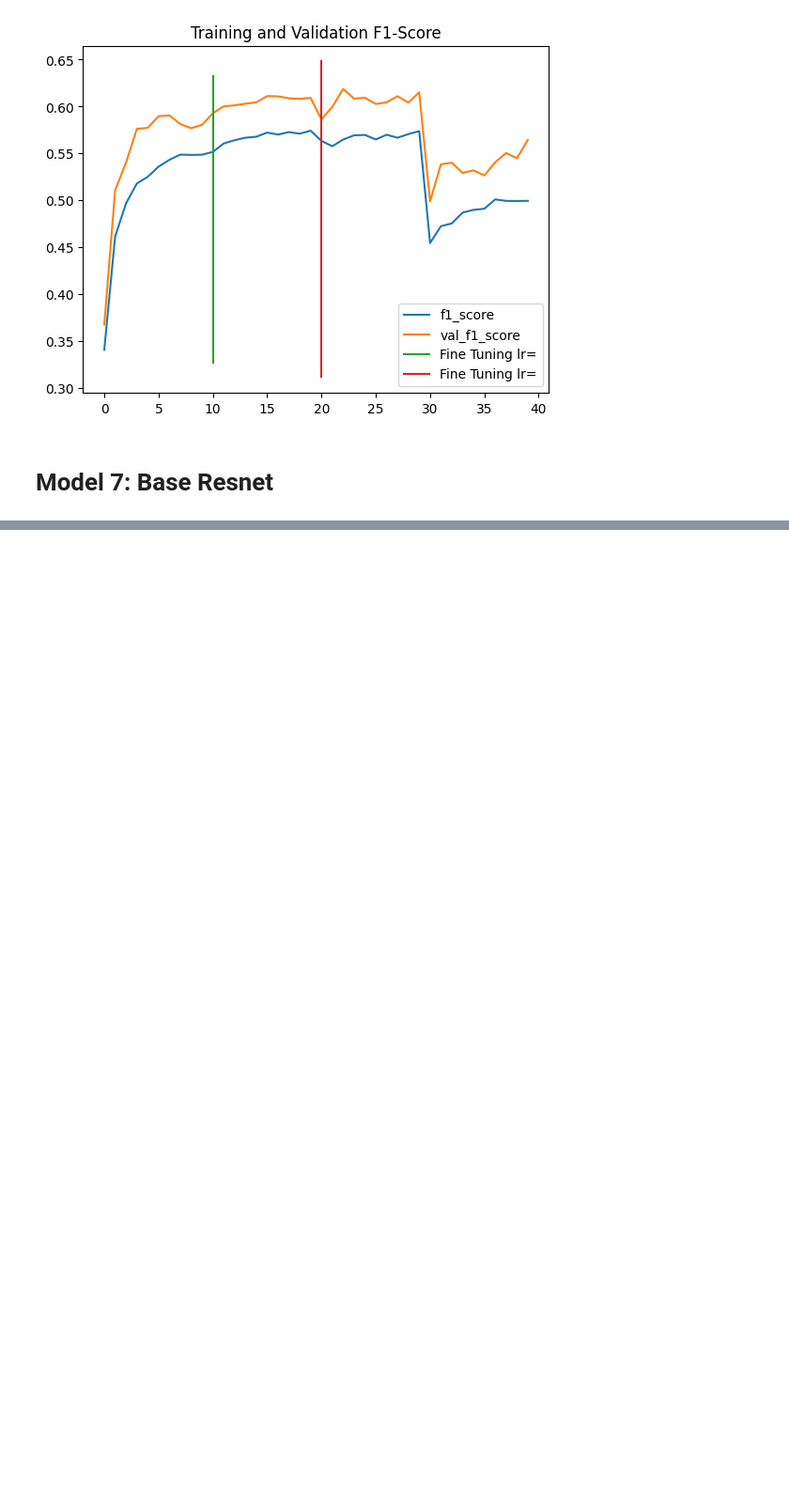
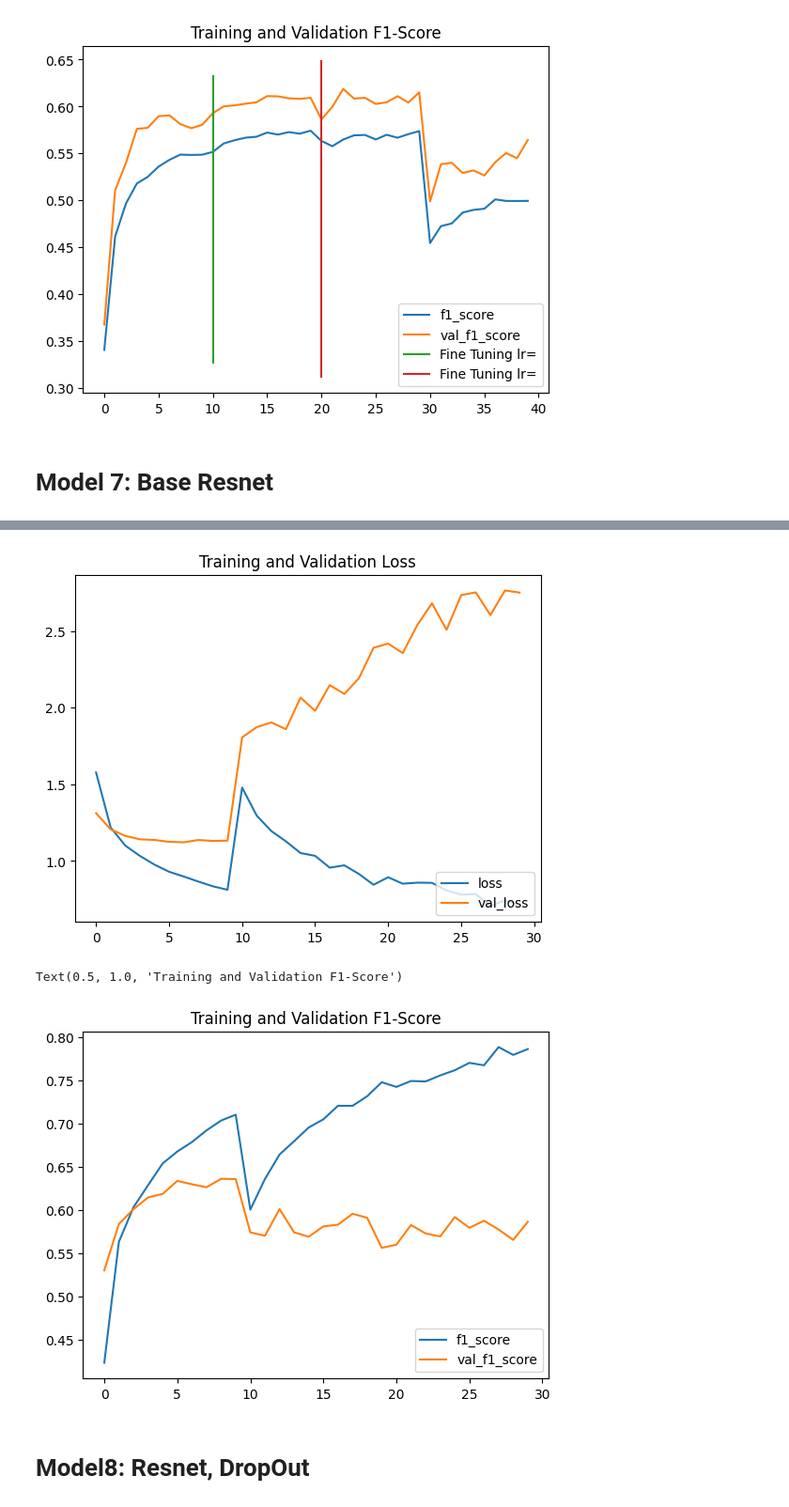
Before and after one commit to melihkacaman/pattern_classifier_module, a Jupyter notebook: notebooks/02 Model Building.ipynb, the cells around one changed output, grey strips where cells are left out. Shown at 94% size. Cells and saved outputs as stored; diff of their text form; code cells hidden in the pictures; blank space fills up the shorter version.

Commit message:
resnet fine tune process

```diff
--- a/notebooks/02 Model Building.ipynb
+++ b/notebooks/02 Model Building.ipynb
@@ -1094,0 +1133,14 @@ Epoch 1/10
+# %%
+model_7.layers[4].trainable = False
+
+for layer in model_7.layers[4].layers[-15:]:
+    if not isinstance(layer, layers.BatchNormalization):
+        layer.trainable = True
+
+model_7.compile(loss='categorical_crossentropy',
+              optimizer=tf.keras.optimizers.Adam(learning_rate=0.01),
+              metrics=[
+                  tf.keras.metrics.Recall(name="recall"),
+                  tf.keras.metrics.Precision(name="precision")])
+
+np.array([l.trainable for l in model_7.layers[4].layers]).astype("int").sum()
@@ -1094,0 +1149,7 @@ Epoch 1/10
+# %%
+model_7_history_fine = model_7.fit(train_data64,
+                                epochs=30,
+                                initial_epoch=10,
+                                validation_data=val_data64,
+                                validation_steps= len(val_data64),
+                                callbacks=[checkpoint_callback])
@@ -1094,0 +1174,21 @@ Epoch 1/10
+# %%
+hist = pd.concat([pd.DataFrame(model_7_history.history), pd.DataFrame(model_7_history_fine.history)]).reset_index(drop=True)
+
+hist.columns = hist.columns.to_series().apply(lambda x: str(x).replace("_1", ""))
+hist['f1_score'] = hist.apply(lambda row: calculate_f1(row["precision"], row["recall"]), axis=1)
+hist['val_f1_score'] = hist.apply(lambda row: calculate_f1(row["val_precision"], row["val_recall"]), axis=1)
+
+hist[["loss", "val_loss"]].plot()
+plt.legend(loc='lower right')
+plt.title('Training and Validation Loss')
+plt.show()
+
+hist[["f1_score", "val_f1_score"]].plot()
+plt.legend(loc='lower right')
+plt.title('Training and Validation F1-Score')
+# %% [output]
+[figure, added]
+Text(0.5, 1.0, 'Training and Validation F1-Score')
+[figure, added]
+# %% [markdown]
+# Model8: Resnet, DropOut
```
Also changed, not shown: parts of 8 cells of this notebook.
